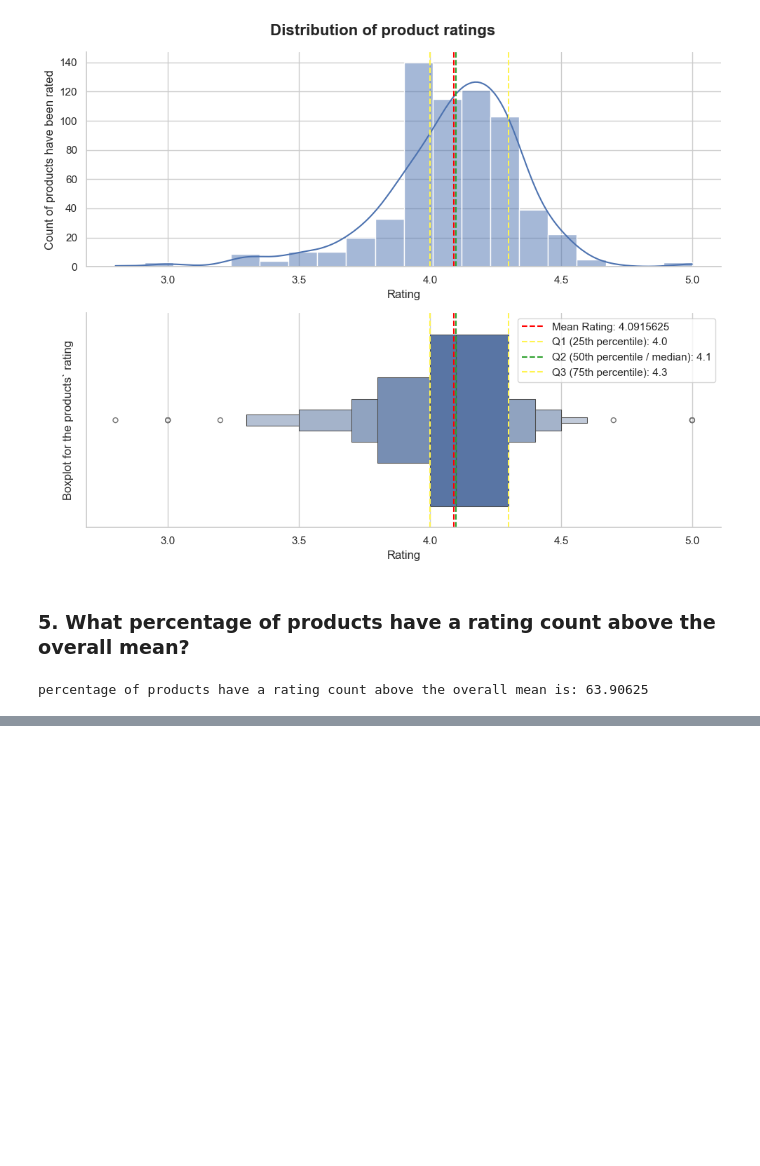
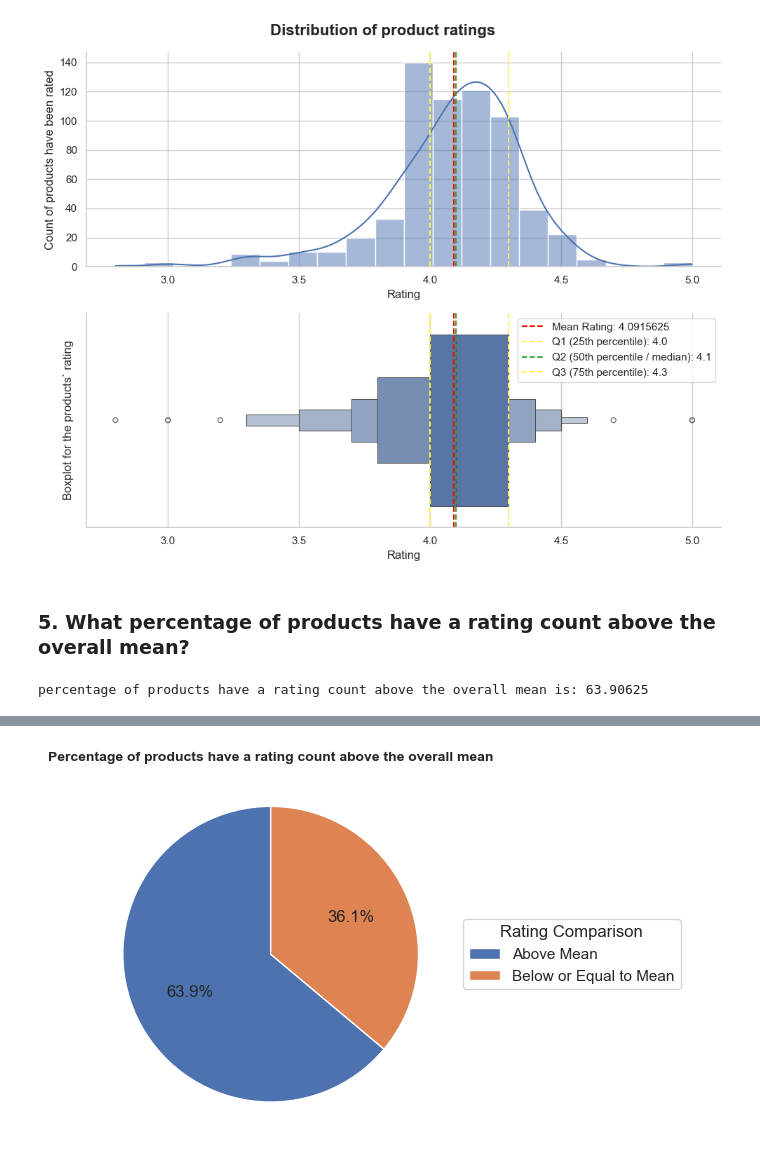
Before and after one commit to Mina-Makram-001/3_Amazon_Sales_Analysis_Project, a Jupyter notebook: 1_Product_&_Price_Insights/2_.ipynb, the cells around one changed output, grey strips where cells are left out. Drawn from its saved outputs; the diff is of its cells as text; code cells hidden in the pictures; blank space fills up the shorter version.

```diff
--- a/1_Product_&_Price_Insights/2_.ipynb
+++ b/1_Product_&_Price_Insights/2_.ipynb
@@ -160,0 +211,16 @@ percentage of products have a rating count above the overall mean is: 63.90625
+# %%
+df_T_F= df_concat['rating'] > mean_rating
+df_T_F_Counted= df_T_F.value_counts()
+
+plt.pie(df_T_F_Counted, startangle=90, autopct='%1.1f%%')
+
+plt.title('Percentage of products have a rating count above the overall mean', fontsize=10, weight='bold')
+
+
+plt.legend(['Above Mean', 'Below or Equal to Mean'],
+           title='Rating Comparison',
+           loc='center left',
+           bbox_to_anchor=(1,0.5))
+plt.show()
+# %% [output]
+[figure, added]
```
Also changed, not shown: parts of 1 cell of this notebook, 1 other file.
